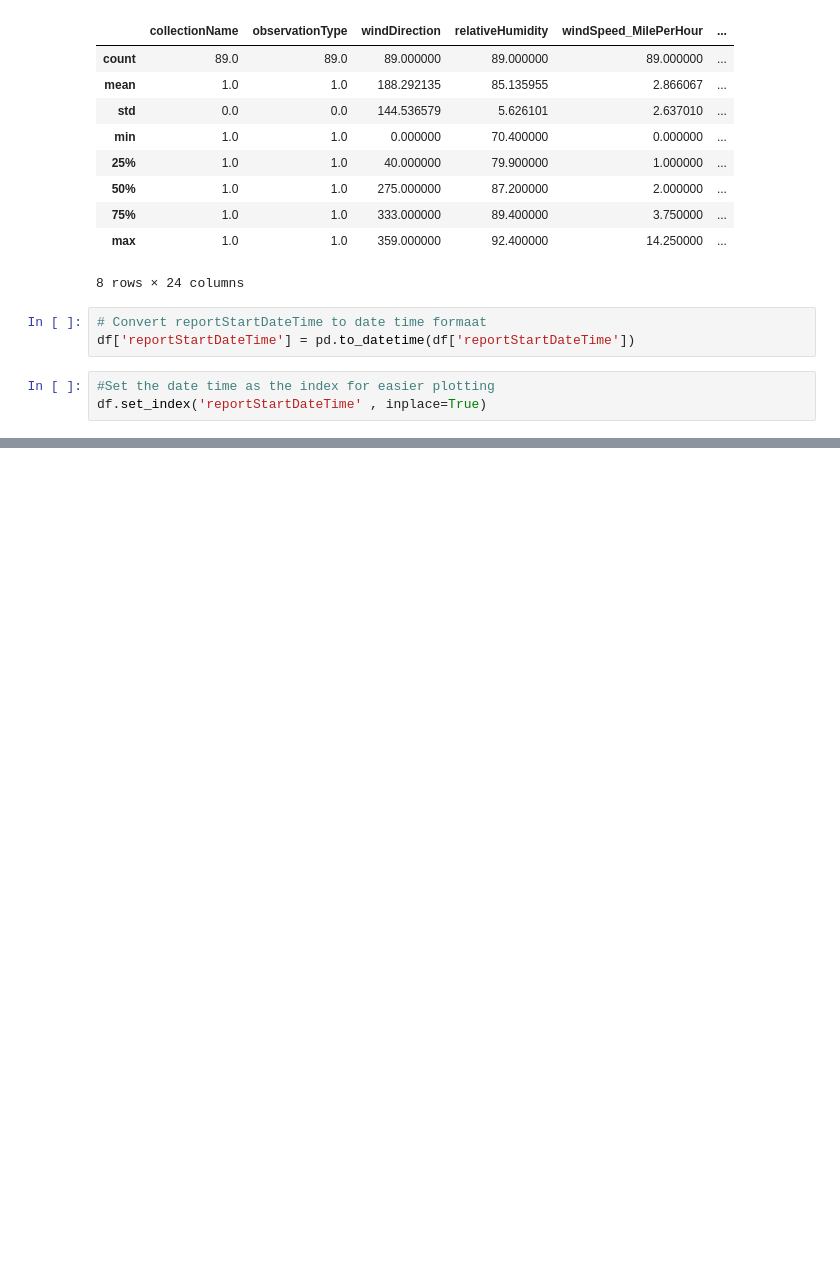
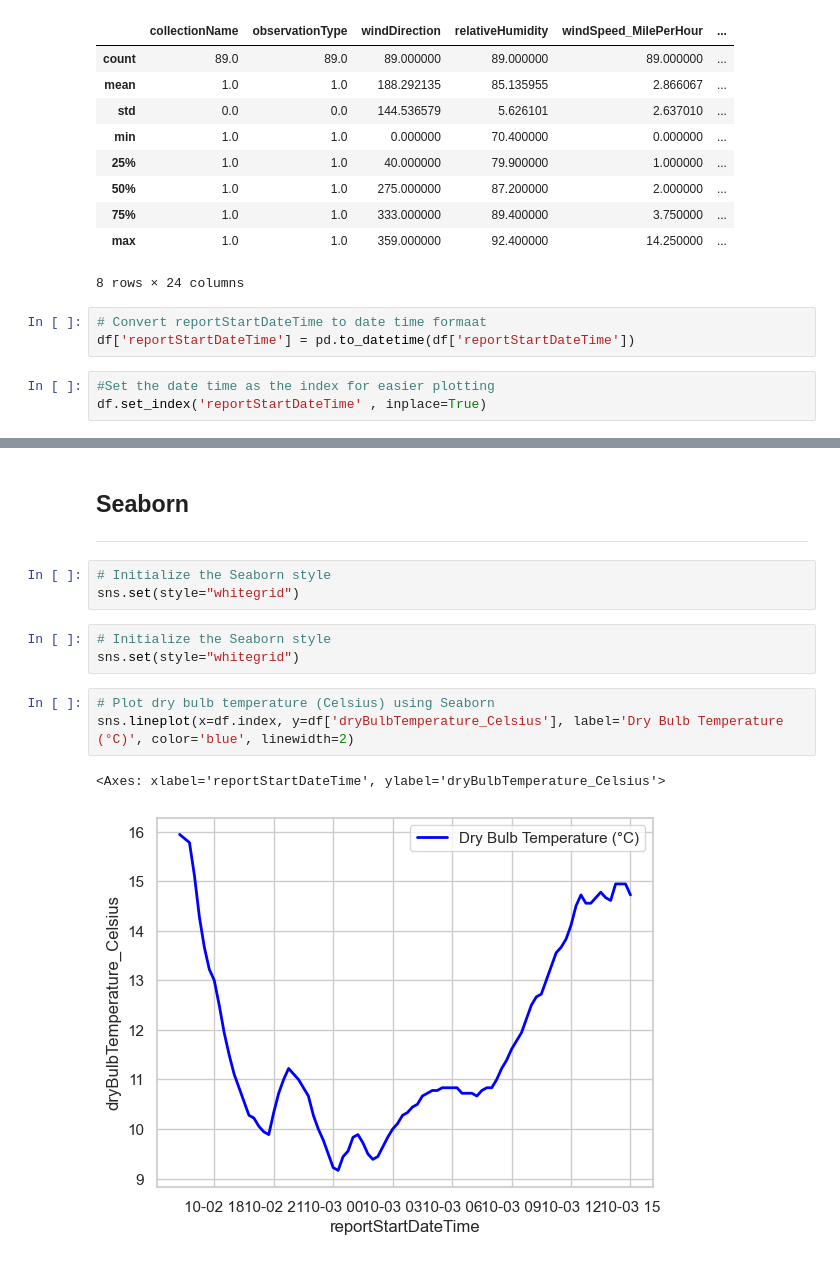
Before and after one commit to h2ohugol/PFDA-assignments, a Jupyter notebook: assignment2-weather.ipynb, the cells around one changed output, grey strips where cells are left out. Drawn from its saved outputs; the diff is of its cells as text; blank space fills up the shorter version.

Commit message:
2 sns plots

```diff
--- a/assignment2-weather.ipynb
+++ b/assignment2-weather.ipynb
@@ -146,0 +154,16 @@ plt.plot(df.index, df['wetBulbTemperature_Celsius'], label='Wet Bulb Temperature
+# %% [markdown]
+## Seaborn
+
+***
+# %%
+# Initialize the Seaborn style
+sns.set(style="whitegrid")
+# %%
+# Initialize the Seaborn style
+sns.set(style="whitegrid")
+# %%
+# Plot dry bulb temperature (Celsius) using Seaborn
+sns.lineplot(x=df.index, y=df['dryBulbTemperature_Celsius'], label='Dry Bulb Temperature (°C)', color='blue', linewidth=2)
+# %% [output]
+<Axes: xlabel='reportStartDateTime', ylabel='dryBulbTemperature_Celsius'>
+[figure, added]
```
Also changed, not shown: parts of 6 cells of this notebook, 1 other file.
